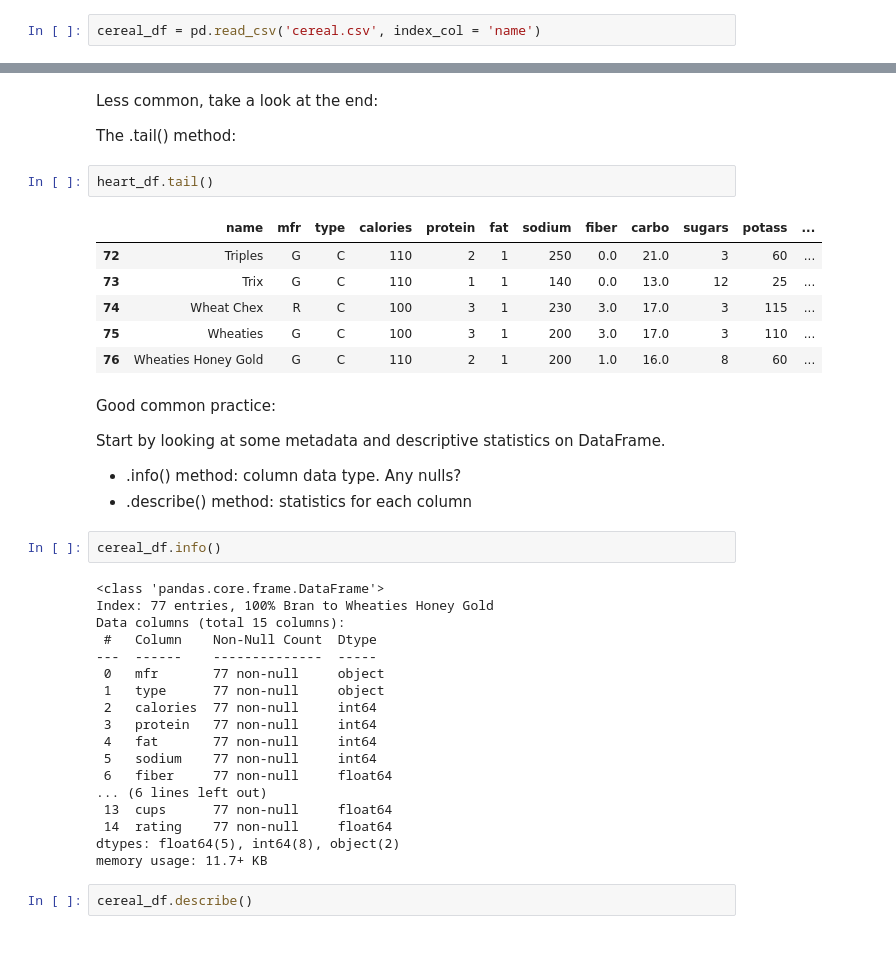
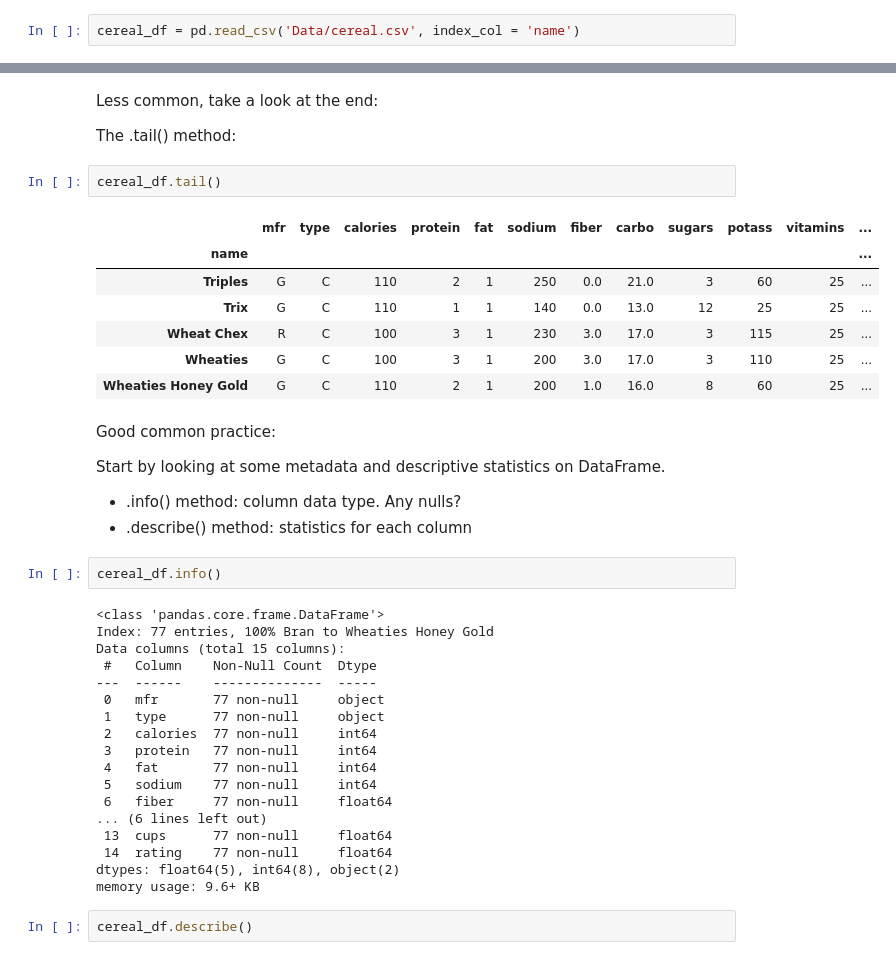
Before and after one commit to admveen/Flatiron_PG_DS, a Jupyter notebook: Phase1_Topic4_Pandas/Ph1_T4_2_Pandas_Basics_AccessingData.ipynb, the cells around one changed output, grey strips where cells are left out. Saved outputs shown, nothing was run; the diff lists cells and outputs as text.

```diff
--- a/Phase1_Topic4_Pandas/Ph1_T4_2_Pandas_Basics_AccessingData.ipynb
+++ b/Phase1_Topic4_Pandas/Ph1_T4_2_Pandas_Basics_AccessingData.ipynb
@@ -192,7 +192,7 @@ We saw these before with the heart disease dataset. Tabular data structure.
 
 Let' take a new dataset that has data about various breakfast cereals.
 # %%
-cereal_df = pd.read_csv('cereal.csv', index_col = 'name')
+cereal_df = pd.read_csv('Data/cereal.csv', index_col = 'name')
 # %% [markdown]
 Often want a quick view of the first few entries in the table data.
 
@@ -212,14 +212,15 @@ Less common, take a look at the end:
 
 The .tail() method:
 # %%
-heart_df.tail()
+cereal_df.tail()
 # %% [output]
-|  | name | mfr | type | calories | protein | fat | sodium | fiber | carbo | sugars | potass | ... |
-| 72 | Triples | G | C | 110 | 2 | 1 | 250 | 0.0 | 21.0 | 3 | 60 | ... |
-| 73 | Trix | G | C | 110 | 1 | 1 | 140 | 0.0 | 13.0 | 12 | 25 | ... |
-| 74 | Wheat Chex | R | C | 100 | 3 | 1 | 230 | 3.0 | 17.0 | 3 | 115 | ... |
-| 75 | Wheaties | G | C | 100 | 3 | 1 | 200 | 3.0 | 17.0 | 3 | 110 | ... |
-| 76 | Wheaties Honey Gold | G | C | 110 | 2 | 1 | 200 | 1.0 | 16.0 | 8 | 60 | ... |
+|  | mfr | type | calories | protein | fat | sodium | fiber | carbo | sugars | potass | vitamins | ... |
+| name |  |  |  |  |  |  |  |  |  |  |  | ... |
+| Triples | G | C | 110 | 2 | 1 | 250 | 0.0 | 21.0 | 3 | 60 | 25 | ... |
+| Trix | G | C | 110 | 1 | 1 | 140 | 0.0 | 13.0 | 12 | 25 | 25 | ... |
+| Wheat Chex | R | C | 100 | 3 | 1 | 230 | 3.0 | 17.0 | 3 | 115 | 25 | ... |
+| Wheaties | G | C | 100 | 3 | 1 | 200 | 3.0 | 17.0 | 3 | 110 | 25 | ... |
+| Wheaties Honey Gold | G | C | 110 | 2 | 1 | 200 | 1.0 | 16.0 | 8 | 60 | 25 | ... |
 # %% [markdown]
 Good common practice:
 
@@ -246,7 +247,7 @@ Data columns (total 15 columns):
  13  cups      77 non-null     float64
  14  rating    77 non-null     float64
 dtypes: float64(5), int64(8), object(2)
-memory usage: 11.7+ KB
+memory usage: 9.6+ KB
 # %%
 cereal_df.describe()
 # %% [output]
```
Also changed, not shown: parts of 9 cells of this notebook, 41 other files.
